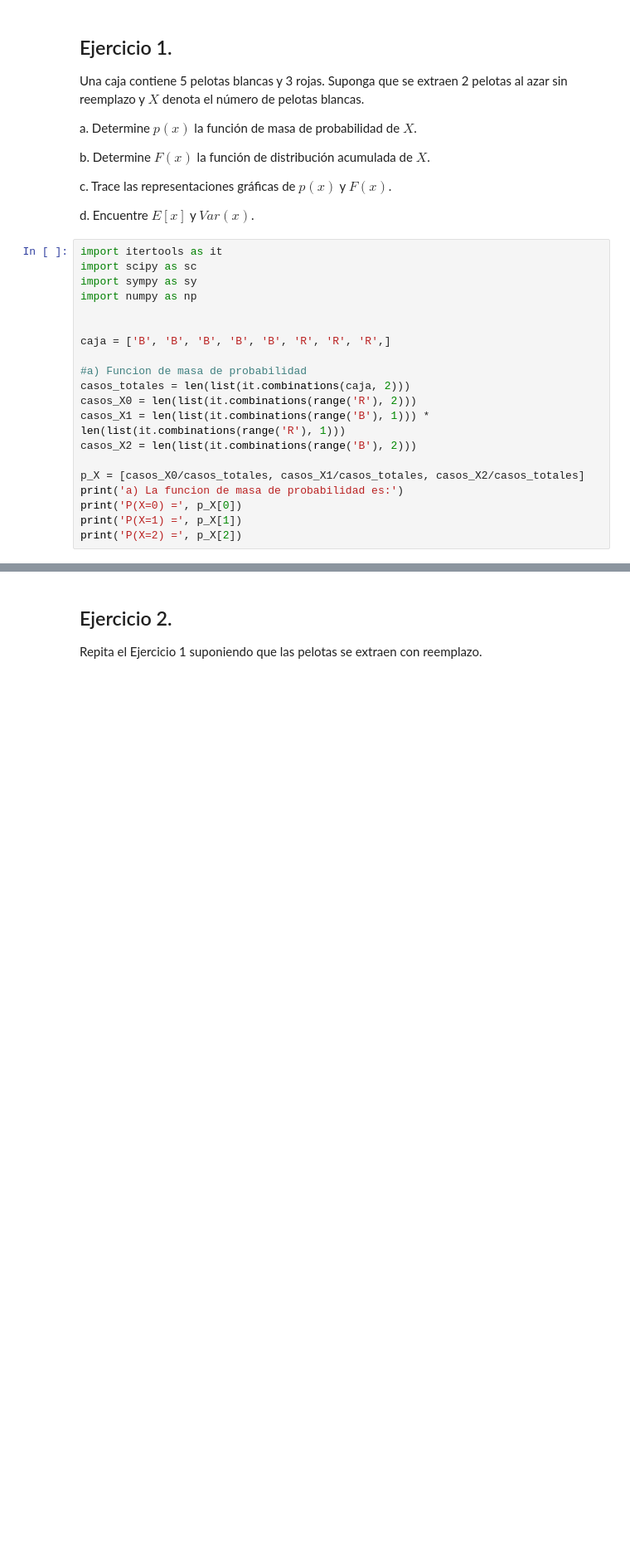
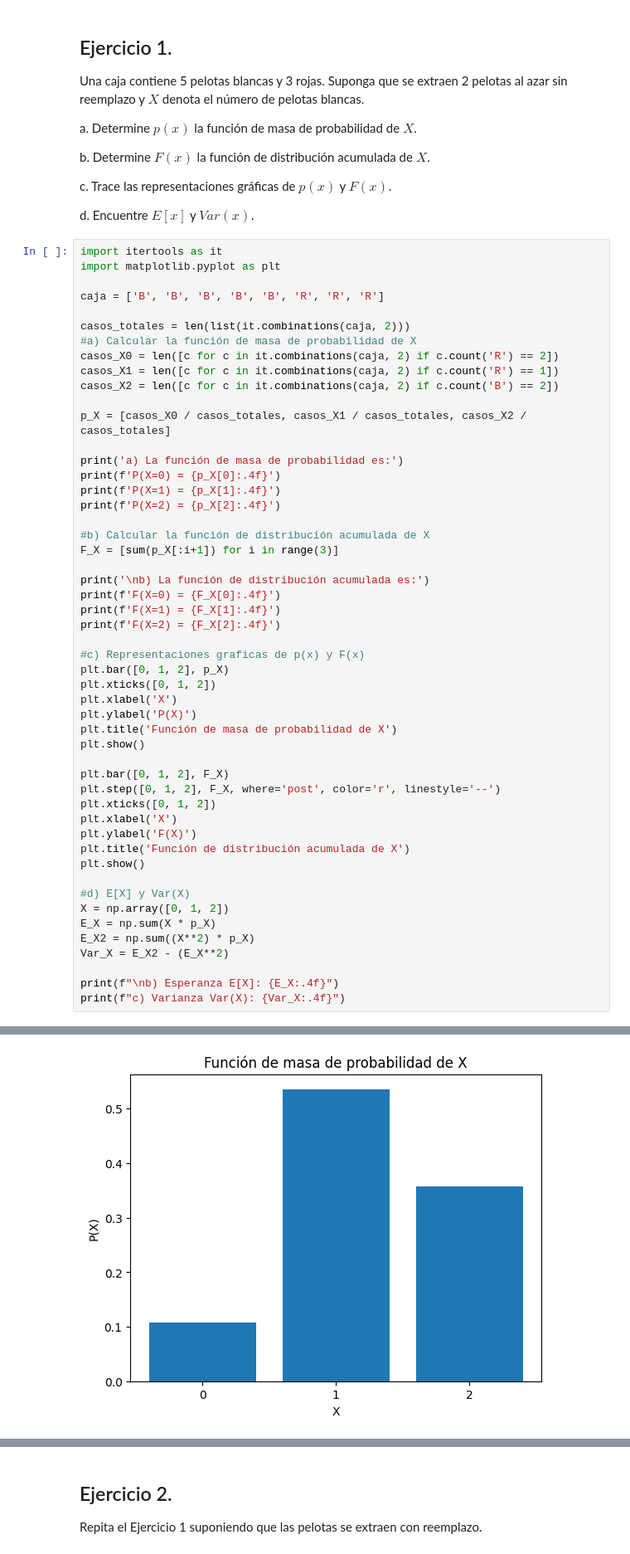
Before and after one commit to C3AC/ProbLabs, a Jupyter notebook: MM3014 - Lab 3 - Variables aleatorias.ipynb, the cells around one changed output, grey strips where cells are left out. Shown at 83% size. Drawn from its saved outputs; the diff is of its cells as text; blank space fills up the shorter version.

Commit message:
Ejercicio 1 casi terminado, hay un bug en una grafica

```diff
--- a/MM3014 - Lab 3 - Variables aleatorias.ipynb
+++ b/MM3014 - Lab 3 - Variables aleatorias.ipynb
@@ -16,22 +16,53 @@ c. Trace las representaciones gráficas de $p(x)$ y $F(x)$.
 d. Encuentre $E[x]$ y $Var(x)$.
 # %%
 import itertools as it
-import scipy as sc
-import sympy as sy
-import numpy as np
+import matplotlib.pyplot as plt
 
+caja = ['B', 'B', 'B', 'B', 'B', 'R', 'R', 'R']
 
-caja = ['B', 'B', 'B', 'B', 'B', 'R', 'R', 'R',]
+casos_totales = len(list(it.combinations(caja, 2)))
+#a) Calcular la función de masa de probabilidad de X
+casos_X0 = len([c for c in it.combinations(caja, 2) if c.count('R') == 2])
+casos_X1 = len([c for c in it.combinations(caja, 2) if c.count('R') == 1])
+casos_X2 = len([c for c in it.combinations(caja, 2) if c.count('B') == 2])
 
-#a) Funcion de masa de probabilidad
-casos_totales = len(list(it.combinations(caja, 2)))
-casos_X0 = len(list(it.combinations(range('R'), 2)))
-casos_X1 = len(list(it.combinations(range('B'), 1))) * len(list(it.combinations(range('R'), 1)))
-casos_X2 = len(list(it.combinations(range('B'), 2)))
+p_X = [casos_X0 / casos_totales, casos_X1 / casos_totales, casos_X2 / casos_totales]
 
-p_X = [casos_X0/casos_totales, casos_X1/casos_totales, casos_X2/casos_totales]
-print('a) La funcion de masa de probabilidad es:')
-print('P(X=0) =', p_X[0])
-print('P(X=1) =', p_X[1])
-print('P(X=2) =', p_X[2])
+print('a) La función de masa de probabilidad es:')
+print(f'P(X=0) = {p_X[0]:.4f}')
+print(f'P(X=1) = {p_X[1]:.4f}')
+print(f'P(X=2) = {p_X[2]:.4f}')
+
+#b) Calcular la función de distribución acumulada de X
+F_X = [sum(p_X[:i+1]) for i in range(3)]
+
+print('\nb) La función de distribución acumulada es:')
+print(f'F(X=0) = {F_X[0]:.4f}')
+print(f'F(X=1) = {F_X[1]:.4f}')
+print(f'F(X=2) = {F_X[2]:.4f}')
+
+#c) Representaciones graficas de p(x) y F(x)
+plt.bar([0, 1, 2], p_X)
+plt.xticks([0, 1, 2])
+plt.xlabel('X')
+plt.ylabel('P(X)')
+plt.title('Función de masa de probabilidad de X')
+plt.show()
+
+plt.bar([0, 1, 2], F_X)
+plt.step([0, 1, 2], F_X, where='post', color='r', linestyle='--')
+plt.xticks([0, 1, 2])
+plt.xlabel('X')
+plt.ylabel('F(X)')
+plt.title('Función de distribución acumulada de X')
+plt.show()
+
+#d) E[X] y Var(X)
+X = np.array([0, 1, 2])
+E_X = np.sum(X * p_X)
+E_X2 = np.sum((X**2) * p_X)
+Var_X = E_X2 - (E_X**2)
+
+print(f"\nb) Esperanza E[X]: {E_X:.4f}")
+print(f"c) Varianza Var(X): {Var_X:.4f}")
 # %% [output]
@@ -38,0 +78 @@ TypeError: 'str' object cannot be interpreted as an integer
+[figure, added]
```
Also changed, not shown: parts of 1 cell of this notebook.
